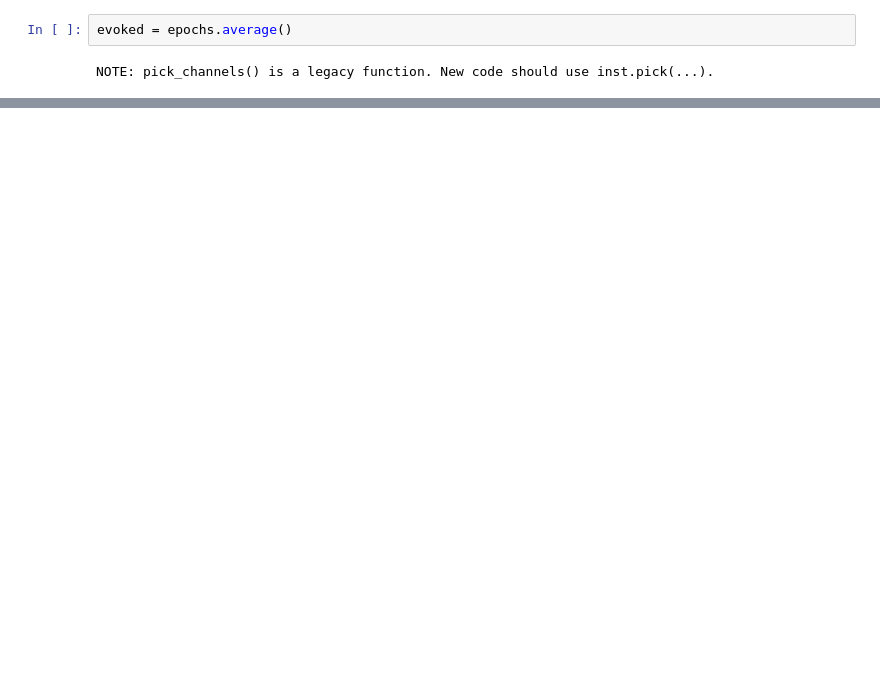
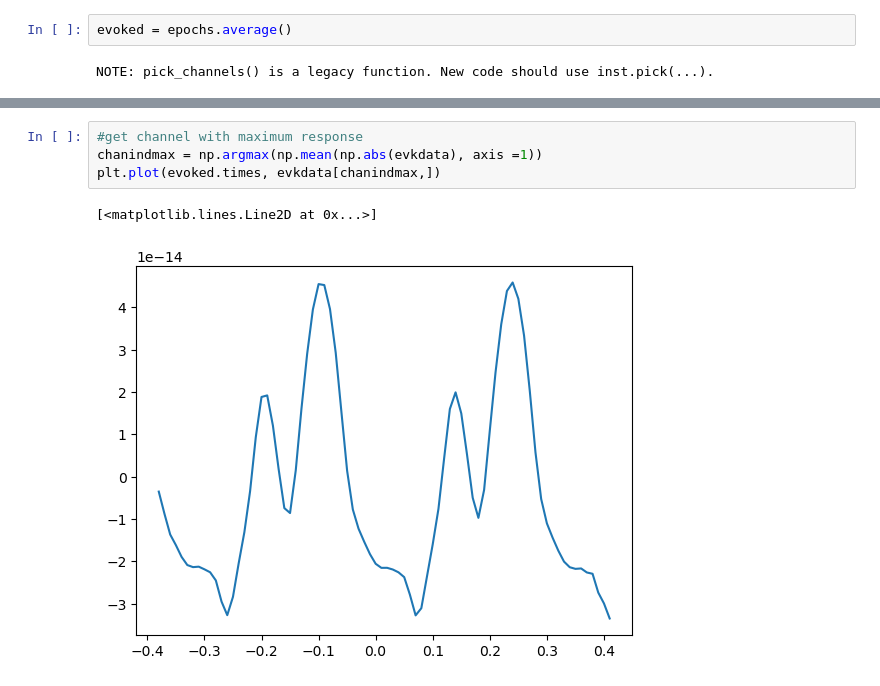
Before and after one commit to nathanweisz/methcogneurocode, a Jupyter notebook: Lecture1.ipynb, the cells around one changed output, grey strips where cells are left out. Cells and saved outputs as stored; diff of their text form; blank space fills up the shorter version.

```diff
--- a/Lecture1.ipynb
+++ b/Lecture1.ipynb
@@ -114,0 +132,7 @@ Type:      function
+# %%
+#get channel with maximum response
+chanindmax = np.argmax(np.mean(np.abs(evkdata), axis =1))
+plt.plot(evoked.times, evkdata[chanindmax,])
+# %% [output]
+[<matplotlib.lines.Line2D at 0x...>]
+[figure, added]
```
Also changed, not shown: parts of 14 cells of this notebook, 1 other file.
